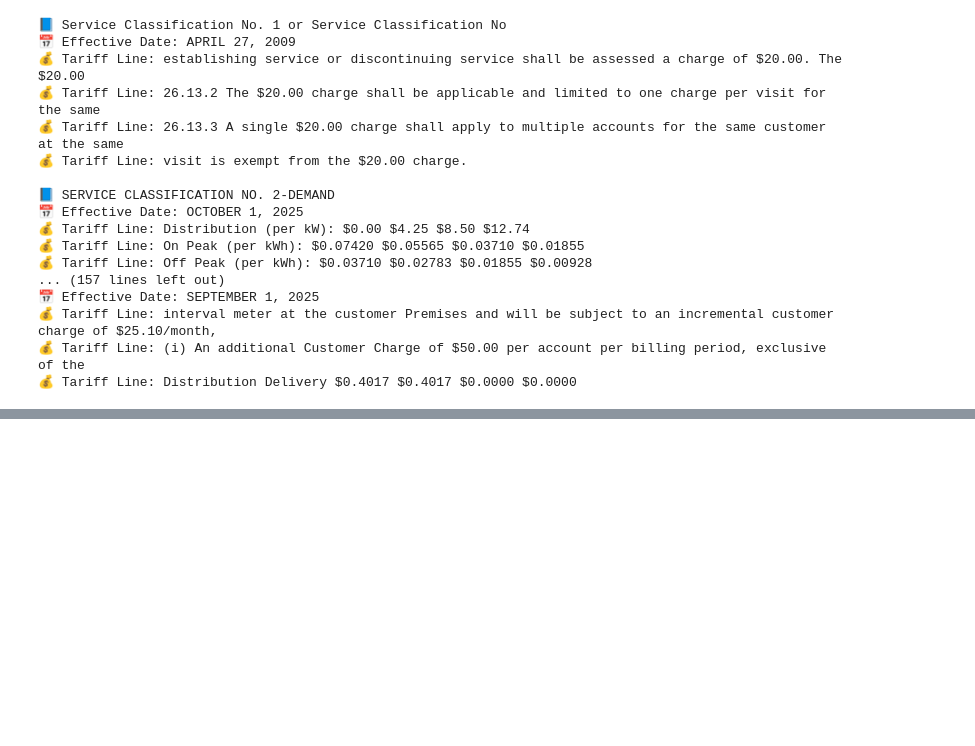
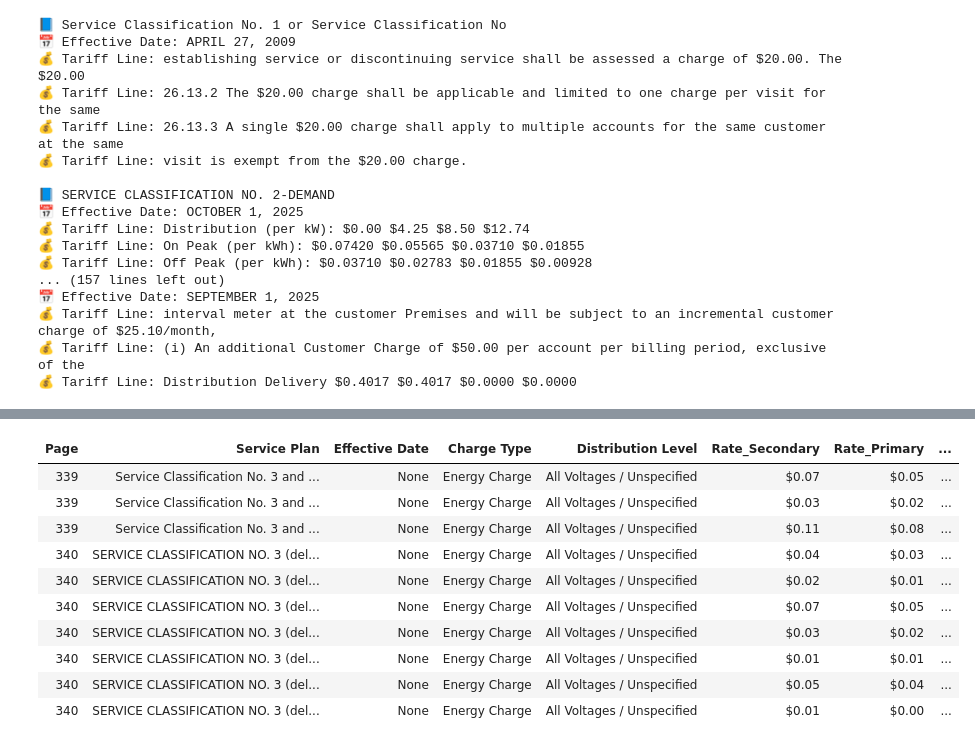
Before and after one commit to harshalsp0011/utility-billing-ai, a Jupyter notebook: src/agents/tariff_analysis/tariff_pdf_parser.ipynb, the cells around one changed output, grey strips where cells are left out. Cells and saved outputs as stored; diff of their text form; code cells hidden in the pictures; blank space fills up the shorter version.

```diff
--- a/src/agents/tariff_analysis/tariff_pdf_parser.ipynb
+++ b/src/agents/tariff_analysis/tariff_pdf_parser.ipynb
@@ -107,0 +334,88 @@ else:
+# %%
+import pdfplumber, re, pandas as pd
+from IPython.display import display, HTML
+
+pdf_path = "National Grid Tariff-New York.pdf"
+
+# ── Regex patterns
+plan_pattern      = re.compile(r"(Service\s+Class(?:ification)?\s+No\.?\s*\d+[A-Z\-]*.*)", re.IGNORECASE)
+effective_pattern = re.compile(r"(?:Effective|Issued)\s*[:\-]?\s*([A-Za-z]+\s*\d{1,2},?\s*\d{4})", re.IGNORECASE)
+rate_line_pattern = re.compile(r"\$\s?\d+\.\d{2}", re.IGNORECASE)
+
+# Helper: identify the type of rate and distribution condition
+def detect_charge_type(line):
+    if "per kwh" in line.lower(): return "Energy Charge"
+    if "per kw" in line.lower(): return "Demand Charge"
+    if "customer charge" in line.lower() or "per month" in line.lower(): return "Fixed Charge"
+    if "reactive" in line.lower() or "rkva" in line.lower(): return "Power Factor Charge"
+    return "Other"
+
+def detect_distribution(line):
+    if "secondary" in line.lower(): return "Secondary (<2.2 kV)"
+    if "primary" in line.lower(): return "Primary (2.2–15 kV)"
+    if "sub" in line.lower(): return "Sub-Transmission (22–50 kV)"
+    if "transmission" in line.lower(): return "Transmission (>60 kV)"
+    return "All Voltages / Unspecified"
+
+records = []
+
+# ── Read every page
+with pdfplumber.open(pdf_path) as pdf:
+    for page_num, page in enumerate(pdf.pages, start=1):
+        text = page.extract_text()
+        if not text:
+            continue
+
+        plan = None
+        eff_date = None
+        plan_match = plan_pattern.search(text)
+        if plan_match:
+            plan = plan_match.group(1).strip()
+
+        dates = effective_pattern.findall(text)
+        if dates:
+            eff_date = dates[-1].strip()
+
+        for line in text.split("\n"):
+            if rate_line_pattern.search(line):
+                rate_values = re.findall(r"\$?\d+\.\d{2}", line)
+                # pad to always have 4 columns (Secondary, Primary, Sub-Transmission, Transmission)
+                while len(rate_values) < 4:
+                    rate_values.append(None)
+
+                records.append({
+                    "Page": page_num,
+                    "Service Plan": plan,
+                    "Effective Date": eff_date,
+                    "Charge Type": detect_charge_type(line),
+                    "Distribution Level": detect_distribution(line),
+                    "Rate_Secondary": rate_values[0],
+                    "Rate_Primary": rate_values[1],
+                    "Rate_SubTrans": rate_values[2],
+                    "Rate_Trans": rate_values[3],
+                    "Raw Text": line.strip()
+                })
+
+df = pd.DataFrame(records).drop_duplicates().reset_index(drop=True)
+
+# ── Separate by charge type
+df_energy = df[df["Charge Type"] == "Energy Charge"]
+df_demand = df[df["Charge Type"] == "Demand Charge"]
+df_fixed  = df[df["Charge Type"] == "Fixed Charge"]
+df_other  = df[df["Charge Type"].isin(["Power Factor Charge","Other"])]
+
+# ── Display previews
+print("🔹 ENERGY CHARGES (first 10)")
+display(HTML(df_energy.head(10).to_html(index=False)))
+
+print("🔹 DEMAND CHARGES (first 10)")
+display(HTML(df_demand.head(10).to_html(index=False)))
+
+print("🔹 FIXED CHARGES (first 10)")
+display(HTML(df_fixed.head(10).to_html(index=False)))
+
+print("🔹 OTHER CHARGES (first 10)")
+display(HTML(df_other.head(10).to_html(index=False)))
+
+print(f"\n✅ Extraction complete. {len(df)} total detailed rate lines found.")
+# %% [output]
@@ -107,0 +423,11 @@ else:
+| Page | Service Plan | Effective Date | Charge Type | Distribution Level | Rate_Secondary | Rate_Primary | ... |
+| 339 | Service Classification No. 3 and ... | None | Energy Charge | All Voltages / Unspecified | $0.07 | $0.05 | ... |
+| 339 | Service Classification No. 3 and ... | None | Energy Charge | All Voltages / Unspecified | $0.03 | $0.02 | ... |
+| 339 | Service Classification No. 3 and ... | None | Energy Charge | All Voltages / Unspecified | $0.11 | $0.08 | ... |
+| 340 | SERVICE CLASSIFICATION NO. 3 (del... | None | Energy Charge | All Voltages / Unspecified | $0.04 | $0.03 | ... |
+| 340 | SERVICE CLASSIFICATION NO. 3 (del... | None | Energy Charge | All Voltages / Unspecified | $0.02 | $0.01 | ... |
+| 340 | SERVICE CLASSIFICATION NO. 3 (del... | None | Energy Charge | All Voltages / Unspecified | $0.07 | $0.05 | ... |
+| 340 | SERVICE CLASSIFICATION NO. 3 (del... | None | Energy Charge | All Voltages / Unspecified | $0.03 | $0.02 | ... |
+| 340 | SERVICE CLASSIFICATION NO. 3 (del... | None | Energy Charge | All Voltages / Unspecified | $0.01 | $0.01 | ... |
+| 340 | SERVICE CLASSIFICATION NO. 3 (del... | None | Energy Charge | All Voltages / Unspecified | $0.05 | $0.04 | ... |
+| 340 | SERVICE CLASSIFICATION NO. 3 (del... | None | Energy Charge | All Voltages / Unspecified | $0.01 | $0.00 | ... |
```
Also changed, not shown: parts of 7 cells of this notebook, 1 other file.
